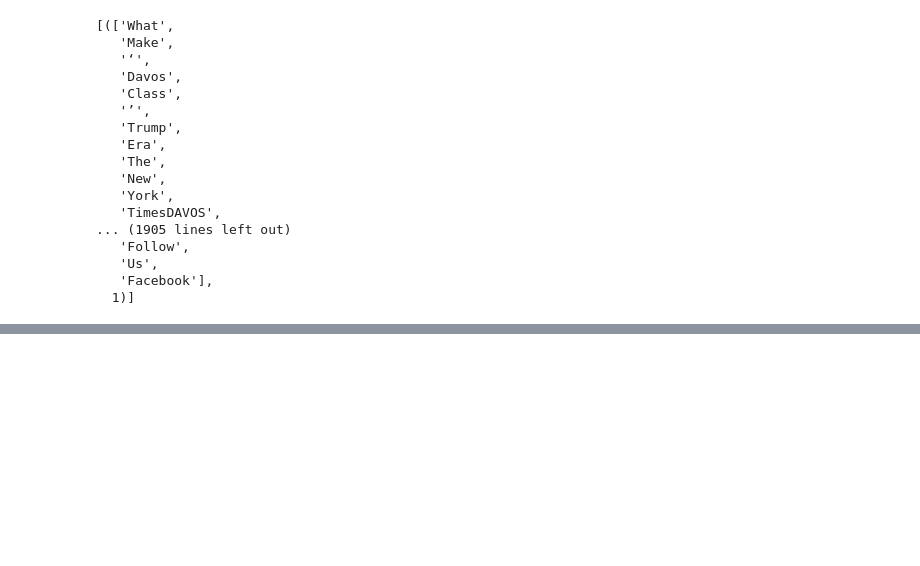
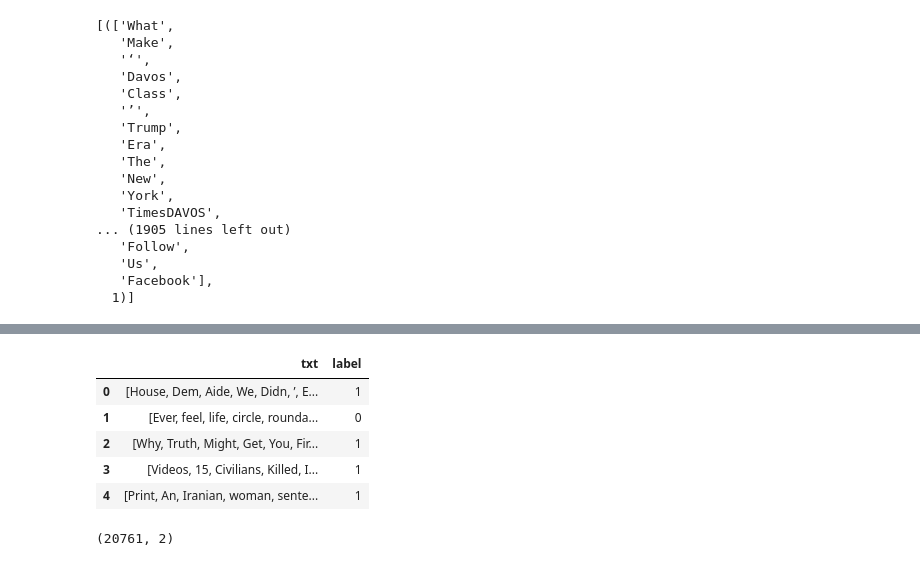
Before and after one commit to lightningedge007a/celestialdragons, a Jupyter notebook: fake news detector.ipynb, the cells around one changed output, grey strips where cells are left out. Cells and saved outputs as stored; diff of their text form; code cells hidden in the pictures; blank space fills up the shorter version.

```diff
--- a/fake news detector.ipynb
+++ b/fake news detector.ipynb
@@ -175,6 +320,7 @@ documents[0:5]
 stops=stopwords.words('english')
 punctuations=list(string.punctuation)
 stops.extend(punctuations)
+stops.extend(stop_words)
 print(len(stops))
 stops
 # %% [output]
@@ -307,0 +434,6 @@ from sklearn.metrics import classification_report,confusion_matrix
+# %%
+import time
+start=time.time()
+documents=[(clean_review(doc),tar) for doc,tar in documents2]
+end=time.time()
+print(end-start)
@@ -331,0 +608,9 @@ documents[0:5]
+# %%
+newdf.head()
+# %% [output]
+|  | txt | label |
+| 0 | [House, Dem, Aide, We, Didn, ’, E... | 1 |
+| 1 | [Ever, feel, life, circle, rounda... | 0 |
+| 2 | [Why, Truth, Might, Get, You, Fir... | 1 |
+| 3 | [Videos, 15, Civilians, Killed, I... | 1 |
+| 4 | [Print, An, Iranian, woman, sente... | 1 |
@@ -331,0 +619,4 @@ documents[0:5]
+# %%
+newdf.shape
+# %% [output]
+(20761, 2)
```
Also changed, not shown: parts of 52 cells of this notebook, 9 other files.
